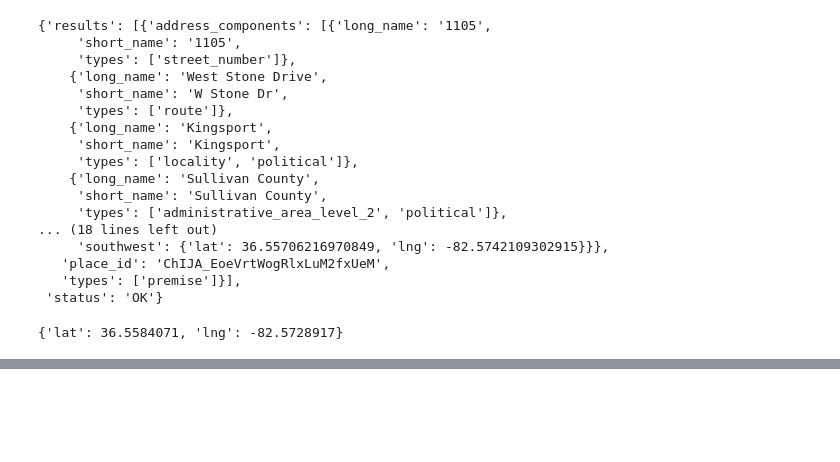
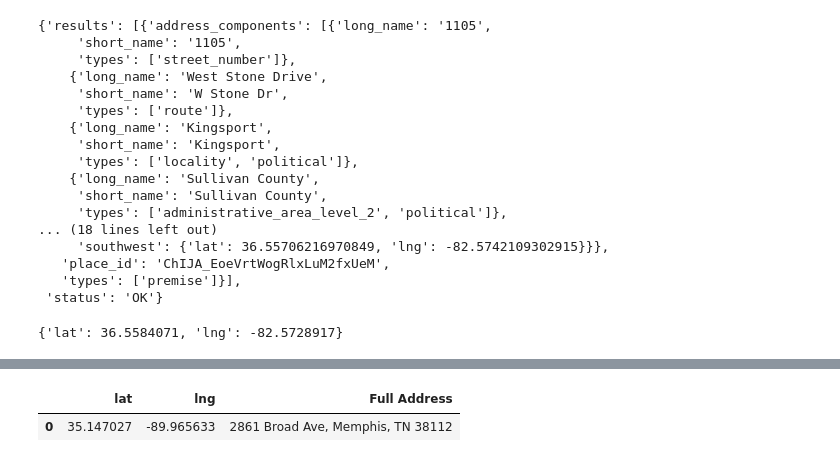
Before and after one commit to abcarlisle22/smile-on-lava-girl, a Jupyter notebook: smile_maps_api_connect.ipynb, the cells around one changed output, grey strips where cells are left out. Cells and saved outputs as stored; diff of their text form; code cells hidden in the pictures; blank space fills up the shorter version.

```diff
--- a/smile_maps_api_connect.ipynb
+++ b/smile_maps_api_connect.ipynb
@@ -56,0 +60,12 @@ app_miles2
+# %%
+params = {'address' : '2861 Broad Ave, Memphis, TN 38112'.replace(' ','+'),
+         'key' : api_key}
+resp = requests.get(endpoint, params = params)
+result = resp.json()
+cchs = result['results'][0]['geometry']['location']
+cchs = pd.DataFrame(cchs, index=[0])
+cchs['Full Address'] = '2861 Broad Ave, Memphis, TN 38112'
+cchs
+# %% [output]
+|  | lat | lng | Full Address |
+| 0 | 35.147027 | -89.965633 | 2861 Broad Ave, Memphis, TN 38112 |
```
Also changed, not shown: parts of 20 cells of this notebook.
